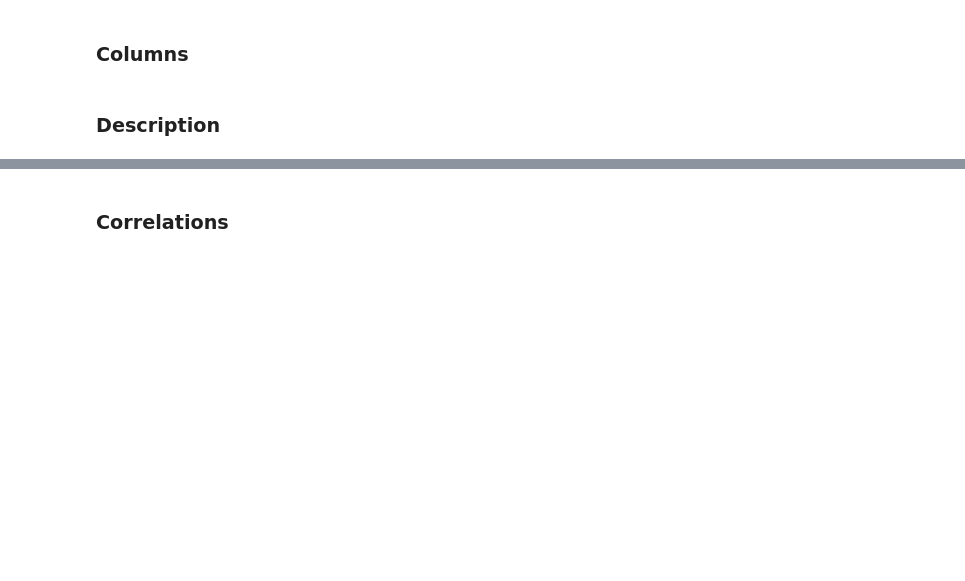
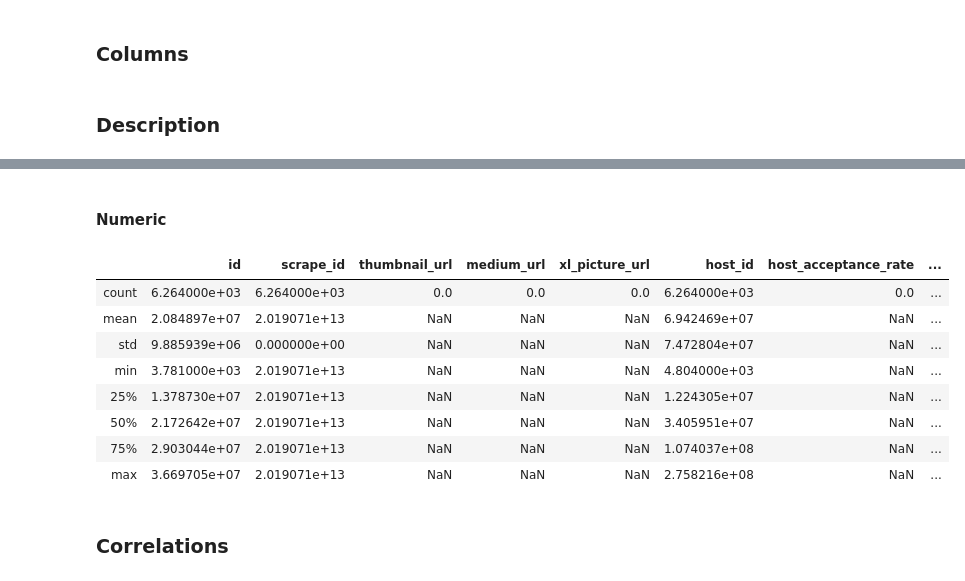
Before and after one commit to crarojasca/Boston-AirBNB-Data-Analisys, a Jupyter notebook: CRISP-DM.ipynb, the cells around one changed output, grey strips where cells are left out. Drawn from its saved outputs; the diff is of its cells as text; code cells hidden in the pictures; blank space fills up the shorter version.

```diff
--- a/CRISP-DM.ipynb
+++ b/CRISP-DM.ipynb
@@ -44,3 +41,17 @@ data.describe(include='all')
+# %% [markdown]
+#### Numeric
+# %%
+data.describe(include=[np.number])
+# %% [output]
+|  | id | scrape_id | thumbnail_url | medium_url | xl_picture_url | host_id | host_acceptance_rate | ... |
+| count | 6.264000e+03 | 6.264000e+03 | 0.0 | 0.0 | 0.0 | 6.264000e+03 | 0.0 | ... |
+| mean | 2.084897e+07 | 2.019071e+13 | NaN | NaN | NaN | 6.942469e+07 | NaN | ... |
+| std | 9.885939e+06 | 0.000000e+00 | NaN | NaN | NaN | 7.472804e+07 | NaN | ... |
+| min | 3.781000e+03 | 2.019071e+13 | NaN | NaN | NaN | 4.804000e+03 | NaN | ... |
+| 25% | 1.378730e+07 | 2.019071e+13 | NaN | NaN | NaN | 1.224305e+07 | NaN | ... |
+| 50% | 2.172642e+07 | 2.019071e+13 | NaN | NaN | NaN | 3.405951e+07 | NaN | ... |
+| 75% | 2.903044e+07 | 2.019071e+13 | NaN | NaN | NaN | 1.074037e+08 | NaN | ... |
+| max | 3.669705e+07 | 2.019071e+13 | NaN | NaN | NaN | 2.758216e+08 | NaN | ... |
 # %% [markdown]
 ### Correlations
 # %%
```
Also changed, not shown: parts of 20 cells of this notebook.
